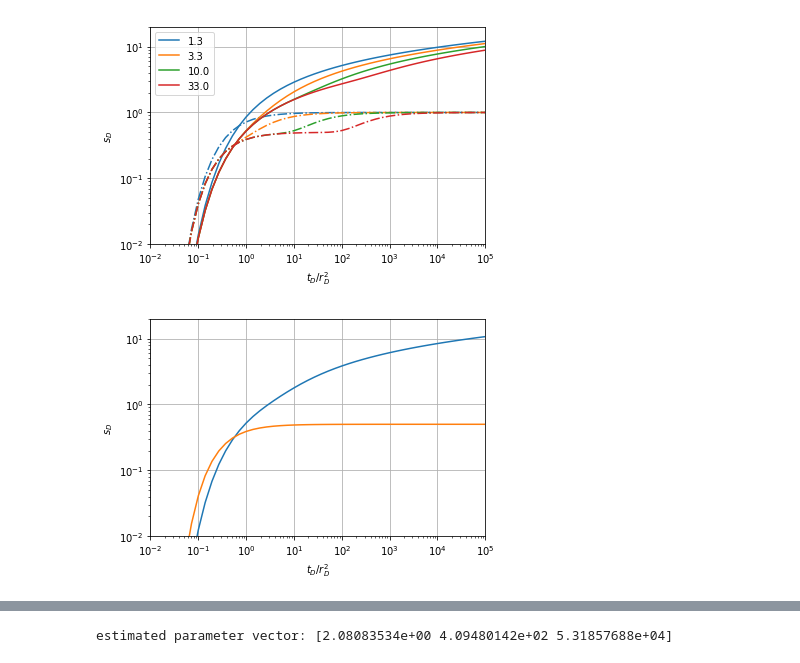
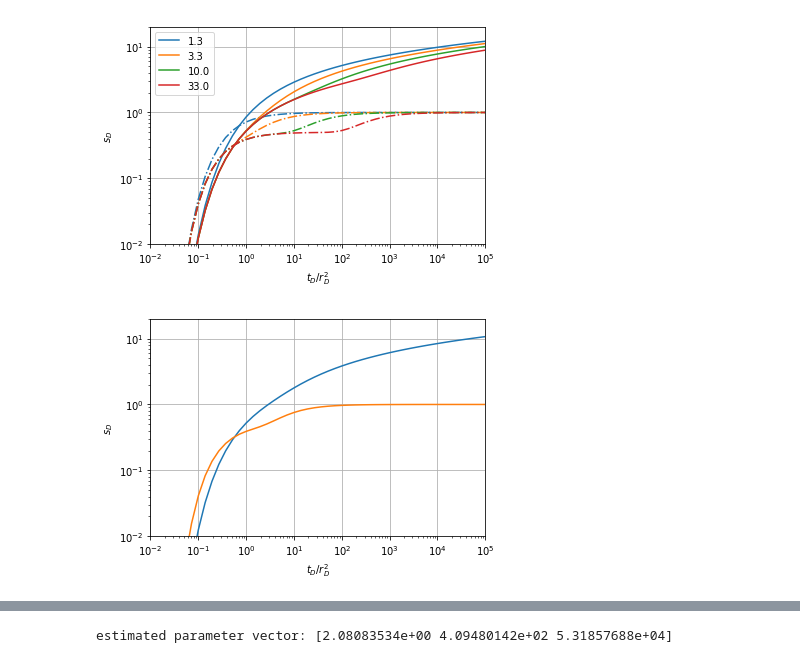
Before and after one commit to UniNE-CHYN/openhytest, a Jupyter notebook: notebooks/Test_prototype_model_fit_ND.ipynb, the cells around one changed output, grey strips where cells are left out. Cells and saved outputs as stored; diff of their text form; code cells hidden in the pictures.

Commit message:
doc_added_noflow_laplace_proofed

```diff
--- a/notebooks/Test_prototype_model_fit_ND.ipynb
+++ b/notebooks/Test_prototype_model_fit_ND.ipynb
@@ -189,10 +189,12 @@ class theis_noflow(AnalyticalModels):
         return ths.dimensionless_logderivative(td) + ths.dimensionless_logderivative(td/Rd**2)
 
     def dimensionless_laplace(self, pd):
+        ths = theis()
         return 1/pd*mp.besselk(0, mp.sqrt(pd)) + 1/(pd)*mp.besselk(0, mp.sqrt(pd)*self.Rd)
 
     def dimensionless_laplace_derivative(self, pd):
-        return 0.5*mp.besselk(1, mp.sqrt(pd))/mp.sqrt(pd) + 0.5*mp.besselk(1, mp.sqrt(pd)*self.Rd)/mp.sqrt(pd) #CHECK THIS
+        ths = theis()
+        return 0.5*mp.besselk(1, mp.sqrt(pd))/mp.sqrt(pd) + 0.5*mp.besselk(1, mp.sqrt(pd)*self.Rd)/mp.sqrt(pd)*self.Rd #CHECK THIS
 
     def __call__(self, p, t):
         Rd =  np.sqrt(p[2] / p[1])
@@ -228,7 +230,6 @@ class theis_noflow(AnalyticalModels):
         plt.show()
 
 #class theis_superposition(AnalyticalModels):
-
 
 class theis_constanthead(AnalyticalModels):
 
@@ -384,18 +387,18 @@ model.plot_typecurve()
 # %%
 td = np.logspace(-2, 5)
 sdn = model._laplace_drawdown(td, 'dehoog')
 sd = list(sdn)
 plt.loglog(td, sd)
-ddn = abaque._laplace_drawdown_derivative(td, 'dehoog')
+ddn = model._laplace_drawdown_derivative(td, 'dehoog')
 dd = list(ddn)
 plt.loglog(td, dd)
 plt.xlabel('$t_D / r_D^2$')
 plt.ylabel('$s_D$')
 plt.xlim((1e-2, 1e5))
 plt.ylim((1e-2, 20))
 plt.grid('True')
 # %% [output]
-[figure, old version]
+[figure, new version]
 # %%
 sd2 = model.dimensionless(td, Rd=5)
 residual = sd-sd2
```
Also changed, not shown: parts of 7 cells of this notebook, 48 other files.
